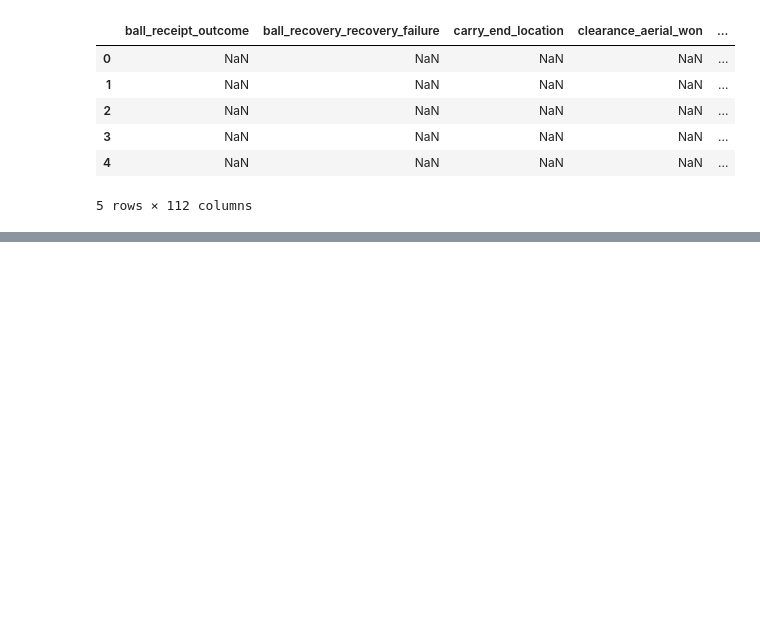
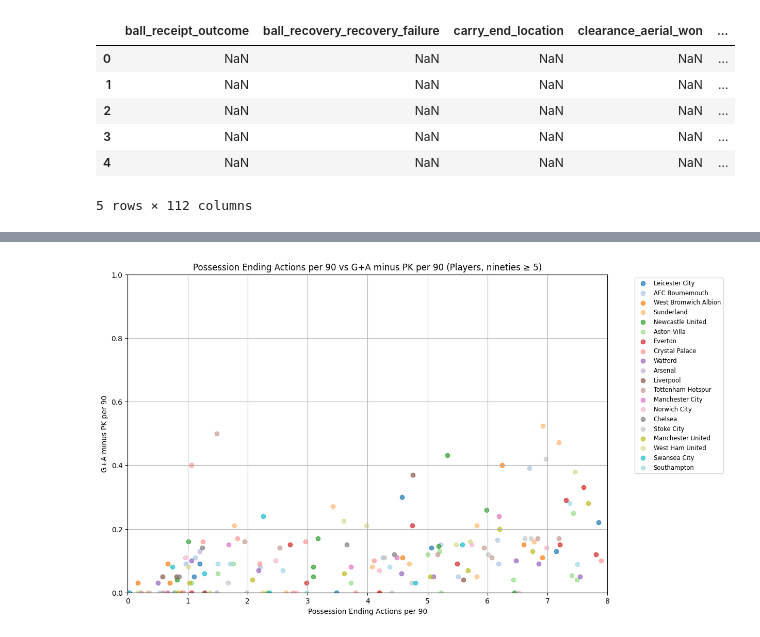
Before and after one commit to JonathanC12/UsageRateInSoccer, a Jupyter notebook: ProjectNotebook.ipynb, the cells around one changed output, grey strips where cells are left out. Drawn from its saved outputs; the diff is of its cells as text; code cells hidden in the pictures; blank space fills up the shorter version.

```diff
--- a/ProjectNotebook.ipynb
+++ b/ProjectNotebook.ipynb
@@ -620,0 +657,25 @@ leicester_events.head()
+# %%
+filtered_df = all_players_stats_df[all_players_stats_df['nineties'] >= 5]
+teams = filtered_df['team'].unique()
+team_colors = {team: plt.cm.tab20(i % 20) for i, team in enumerate(teams)}
+
+plt.figure(figsize=(12,8))
+for team in teams:
+    df_team = filtered_df[filtered_df['team'] == team]
+    plt.scatter(
+        df_team['possession_ending_actions_per90'],
+        df_team['g_plus_a_minus_pk_p90'],
+        color=team_colors[team],
+        label=team,
+        alpha=0.7
+    )
+plt.xlabel('Possession Ending Actions per 90')
+plt.ylabel('G+A minus PK per 90')
+plt.title('Possession Ending Actions per 90 vs G+A minus PK per 90 (Players, nineties ≥ 5)')
+plt.xlim(0, 8)
+plt.ylim(0, 1)
+plt.legend(bbox_to_anchor=(1.05, 1), loc='upper left', fontsize='small')
+plt.grid(True)
+plt.show()
+# %% [output]
+[figure, added]
```
Also changed, not shown: parts of 17 cells of this notebook.
